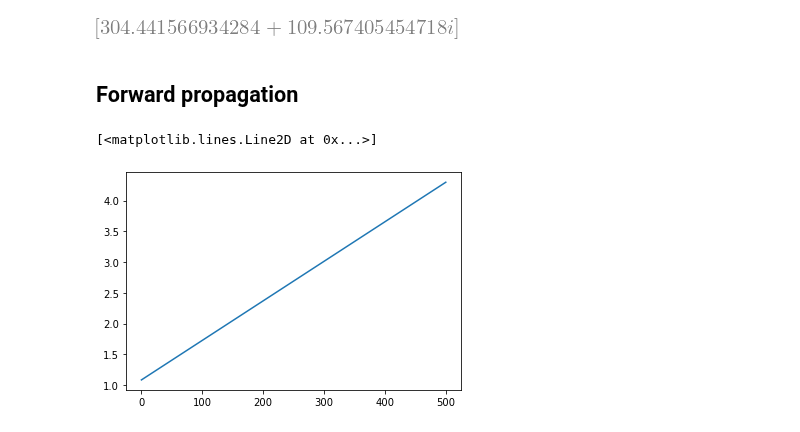
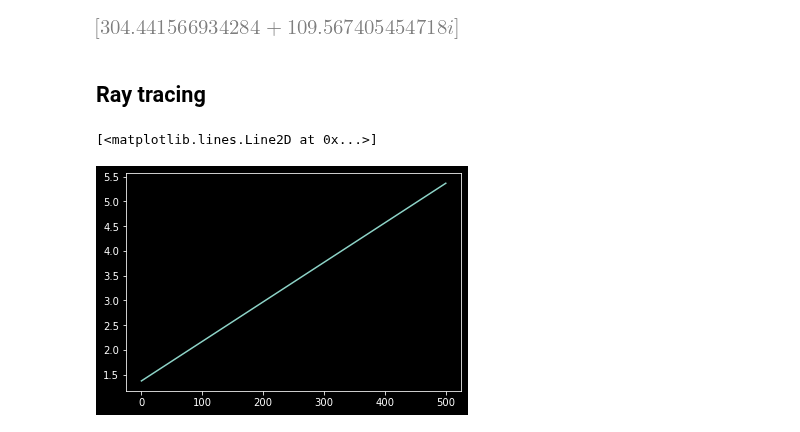
Before and after one commit to Kevinhykuo/UVic, a Jupyter notebook: AMO Lab/Fabry-Perot/Lens for Cavity/Lens Calculator.ipynb, the cells around one changed output. Cells and saved outputs as stored; diff of their text form; code cells hidden in the pictures.

```diff
--- a/AMO Lab/Fabry-Perot/Lens for Cavity/Lens Calculator.ipynb
+++ b/AMO Lab/Fabry-Perot/Lens for Cavity/Lens Calculator.ipynb
@@ -9,6 +9,7 @@ import matplotlib as mp
 import matplotlib.pyplot as plt
 from sympy.physics.mechanics import init_vprinting
 
+plt.style.use('dark_background')
 init_vprinting()
 # %% [markdown]
 ## Important Functions
@@ -190,18 +191,20 @@ display(X1, X2)
 [figure]
 [figure]
 # %% [markdown]
-## Forward propagation
+## Ray tracing
 # %%
 # lens(1, 1.515, np.inf, -50, 7.5) @ dist(30) @ lens(1, 1.515, np.inf, 100, 5) @ dist(70) @ lens(1, 1.515, np.inf, 200, 5)
 @np.vectorize
 def beam_prop_cavity(x, wavelength=780e-7, w0=0.5):
     q1 = 1/(1/10e9 - 1j * wavelength / (np.pi * w0))
-    A = dist(x) @ lens(1, 1.515, np.inf, -50, 7.5) @ dist(50) @ lens(1, 1.515, np.inf, 200, 5) @ dist(150) @ lens(1, 1.515, np.inf, 100, 5) @ beam(q1, 1)
+    T = lens(1, 1.515, np.inf, 200, 5) @ dist(110) @ lens(1, 1.515, np.inf, 100, 5)
+    A = dist(x) @ T @ beam(q1, 1)
     qf = A[0]/A[1]
     return np.sqrt(-wavelength / (np.pi * np.imag(1/qf)))
 # %%
 x = np.linspace(0, 500, 400)
-plt.plot(x, beam_prop_cavity(x))
+# T = lens(1, 1.515, np.inf, 200, 5) @ dist(110) @ lens(1, 1.515, np.inf, 100, 5)
+plt.plot(x, beam_prop_cavity(x, w0=1.5/2))
 # %% [output]
 [<matplotlib.lines.Line2D at 0x...>]
-[figure, old version]
+[figure, new version]
```
Also changed, not shown: parts of 2 cells of this notebook.
